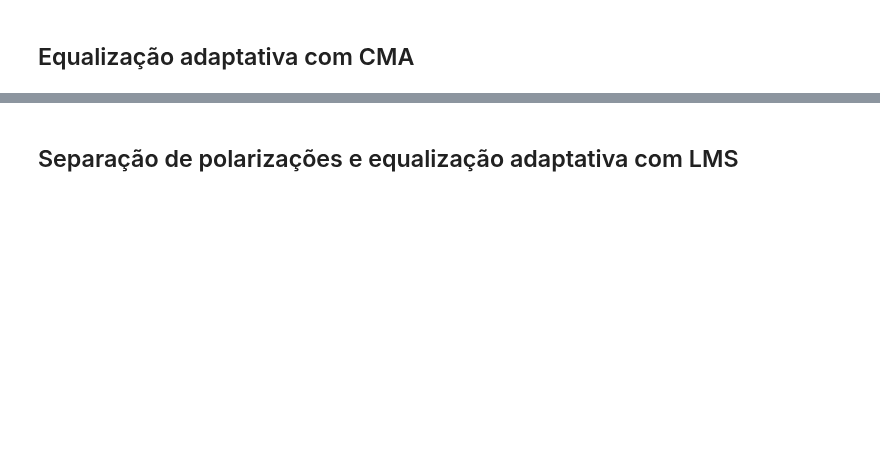
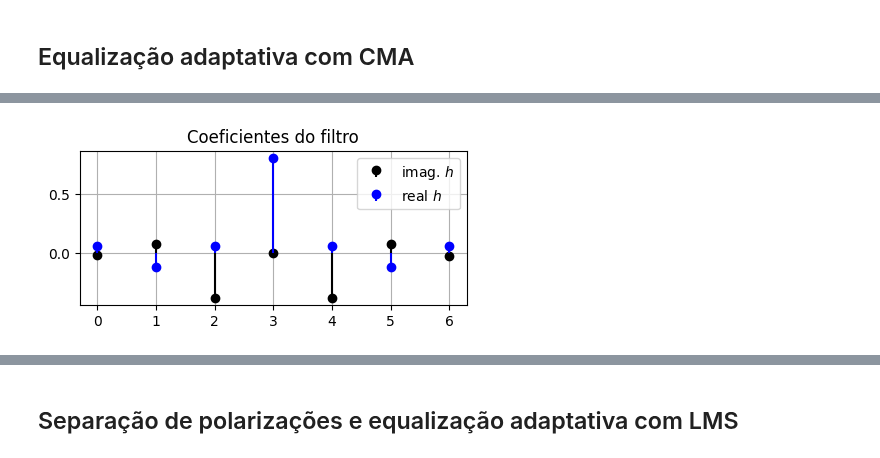
Before and after one commit to edsonportosilva/OpticalCommunications, a Jupyter notebook: jupyter notebooks/9. Equalização em sistemas ópticos coerentes.ipynb, the cells around one changed output, grey strips where cells are left out. Cells and saved outputs as stored; diff of their text form; code cells hidden in the pictures; blank space fills up the shorter version.

```diff
--- a/jupyter notebooks/9. Equalização em sistemas ópticos coerentes.ipynb
+++ b/jupyter notebooks/9. Equalização em sistemas ópticos coerentes.ipynb
@@ -331,4 +342,13 @@ cma MSE = 0.008878.
 [figure]
+# %%
+plt.figure(figsize=(5, 2))
+plt.stem(H.flatten().imag, 'black', basefmt=" ", label='imag. $h$')
+plt.stem(H.flatten().real, 'b', basefmt=" ", label='real $h$')
+plt.title('Coeficientes do filtro')
+plt.grid()
+plt.legend();
+# %% [output]
+[figure, added]
 # %% [markdown]
 ## Sistemas com multiplexação de polarização
 
```
Also changed, not shown: parts of 10 cells of this notebook.
